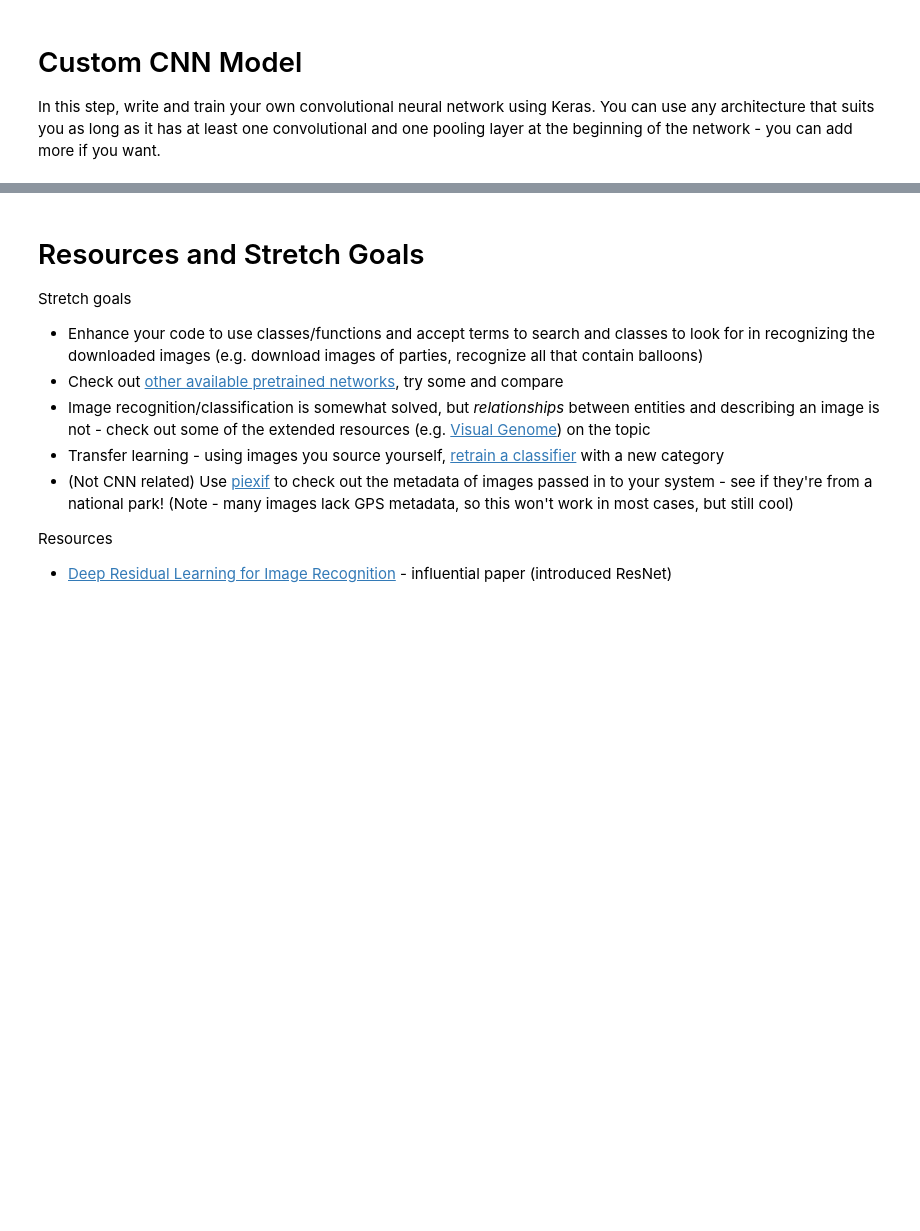
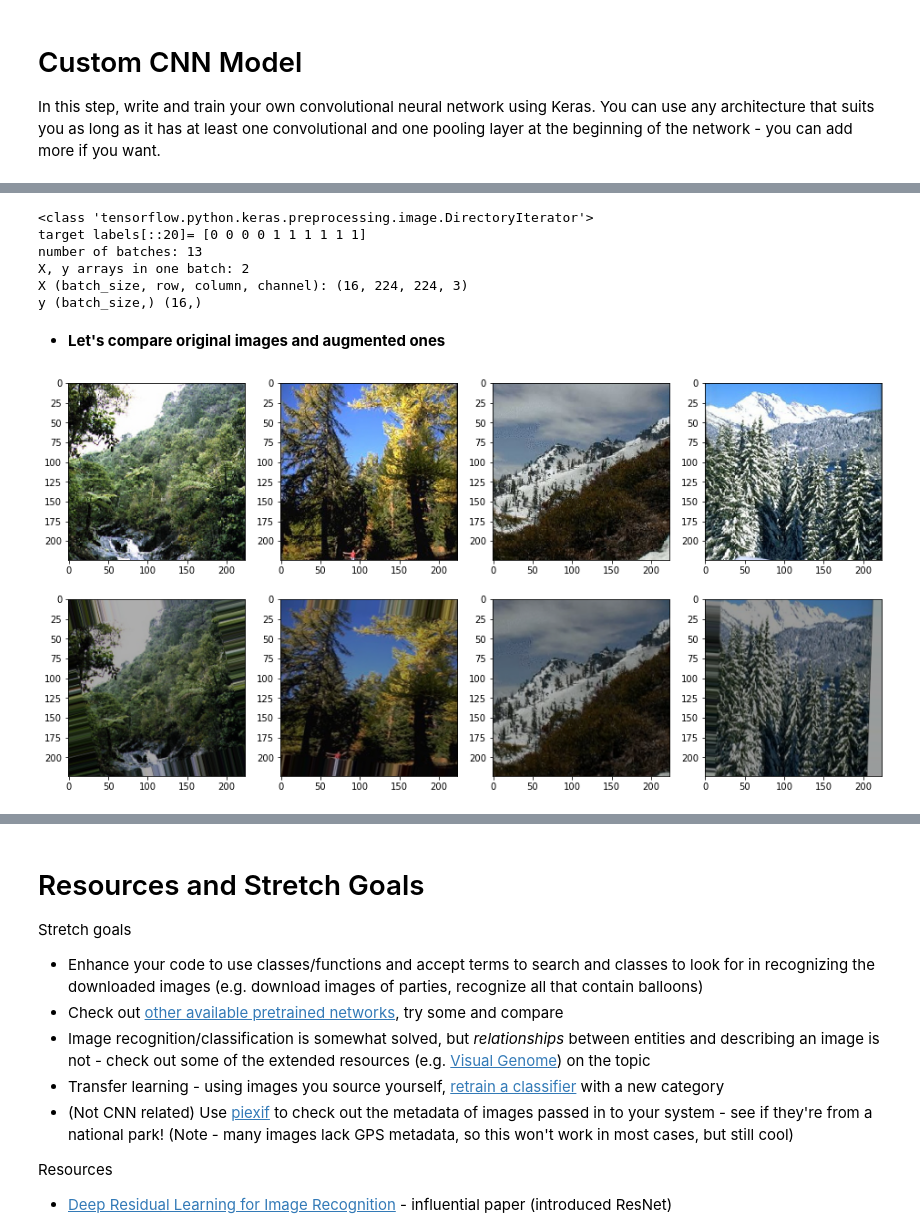
Before and after one commit to skhabiri/DS-Unit-4-Sprint-3-Deep-Learning, a Jupyter notebook: module2-convolutional-neural-networks/cnn-432a.ipynb, the cells around one changed output, grey strips where cells are left out. Drawn from its saved outputs; the diff is of its cells as text; code cells hidden in the pictures; blank space fills up the shorter version.

```diff
--- a/module2-convolutional-neural-networks/cnn-432a.ipynb
+++ b/module2-convolutional-neural-networks/cnn-432a.ipynb
@@ -389,16 +561,12 @@ To simulate an increase in a sample of image, you can apply image manipulation t
 # %%
 # Define the Model
 from keras.preprocessing.image import ImageDataGenerator
+batch_size = 16
 
 train_image_generator1 = ImageDataGenerator(
-        rotation_range=20,
-        # random % of the shift
-        # width_shift_range=[-0.1, 0.1],
-        # height_shift_range=[-0.1, 0.1],
+        rotation_range=20,  # Degree range for random rotations.
         rescale=1./255,
-        # dragging the image
-        shear_range=0.1,
-        # no brightness to 20% of the original brightness (it darkens)
+        shear_range=0.1,  # dragging the image
         brightness_range=[0.5,1.0],
         zoom_range=(0.8, 1.2),
         horizontal_flip=True,
@@ -439,15 +607,6 @@ val_data_gen1 = validation_image_generator1.flow_from_directory(batch_size=batch
                                                               directory=validation_dir,
                                                               target_size=(IMG_HEIGHT, IMG_WIDTH),
                                                               class_mode='binary')
-
-
-
-plt.subplots( figsize=(16,8))
-for i in range(1,5,1):
-  plt.subplot(2,4,i)
-  plt.imshow(train_data_gen[i][0][i+3])
-  plt.subplot(2,4,i+4)
-  plt.imshow(train_data_gen1[i][0][i+3])
 # %% [output]
 Found 533 images belonging to 2 classes.
 Found 533 images belonging to 2 classes.
@@ -482,0 +614,38 @@ test_loss, test_acc = model1.evaluate(val_data_gen1, verbose=2)
+# %%
+print(type(val_data_gen1))
+
+# all the target labels
+print("target labels[::20]=", val_data_gen1.labels[::20])
+
+# number of batches
+print("number of batches:", len(val_data_gen1))
+
+# in 5th batch
+print("X, y arrays in one batch:", len(val_data_gen1[5]))
+
+# 5'th batch X (batch_size, row, column, channel)
+print("X (batch_size, row, column, channel):", val_data_gen1[5][0].shape)
+
+# 5'th batch y
+print("y (batch_size,)", val_data_gen1[5][1].shape)
+# %% [output]
+<class 'tensorflow.python.keras.preprocessing.image.DirectoryIterator'>
+target labels[::20]= [0 0 0 0 1 1 1 1 1 1]
+number of batches: 13
+X, y arrays in one batch: 2
+X (batch_size, row, column, channel): (16, 224, 224, 3)
+y (batch_size,) (16,)
+# %% [markdown]
+* **Let's compare original images and augmented ones**
+# %%
+plt.subplots(figsize=(16,8))
+
+for i in range(1,5,1):
+    plt.subplot(2,4,i)
+    plt.imshow(train_data_gen[i][0][15])
+
+    # 2'nd row
+    plt.subplot(2,4,i+4)
+    plt.imshow(train_data_gen1[i][0][15])
+# %% [output]
+[figure, added]
```
Also changed, not shown: parts of 46 cells of this notebook.
